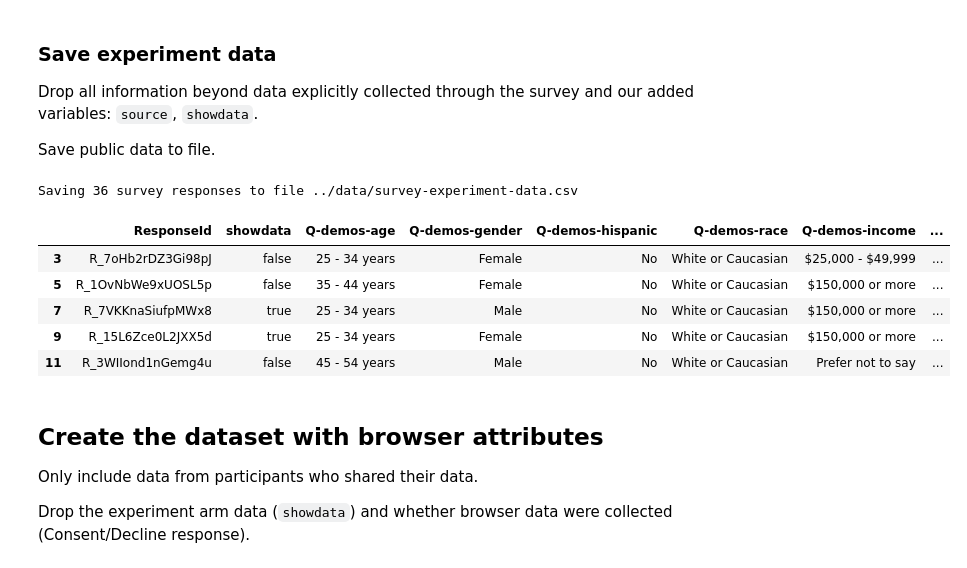
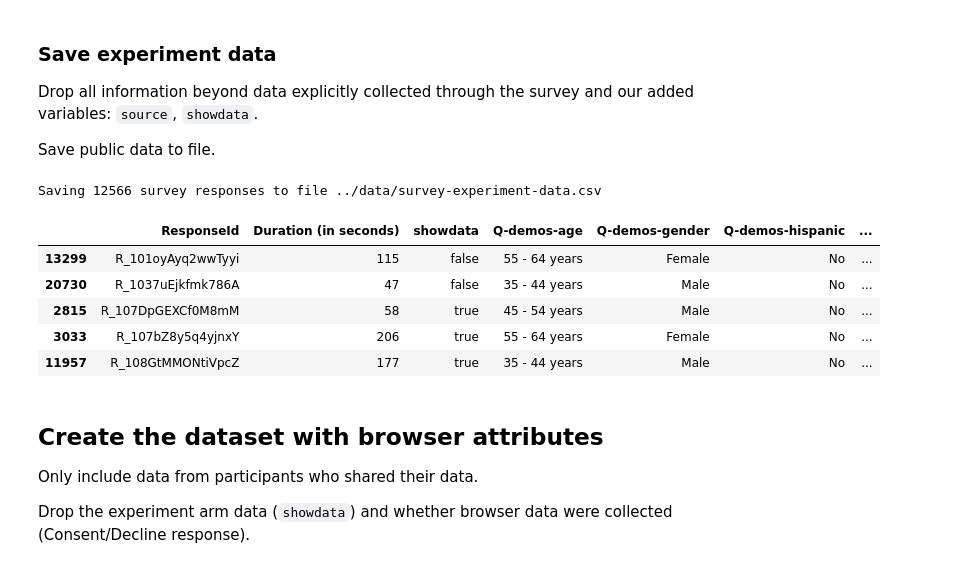
Before and after one commit to aberke/fingerprinting-study, a Jupyter notebook: preprocessing/preprocessing.ipynb, the cells around one changed output. Drawn from its saved outputs; the diff is of its cells as text; code cells hidden in the pictures.

Commit message:
completed data preprocessing
- storing large survey and browser attributes data via git lfs

```diff
--- a/preprocessing/preprocessing.ipynb
+++ b/preprocessing/preprocessing.ipynb
@@ -101,6 +104,7 @@ And drop incomplete and test responses.
 # load survey data and save useful fields info to file for downstream data users
 fields = [
     'ResponseId',
+    'Duration (in seconds)',
     'showdata', # experimet arm: true/false
     'Q-demos-age', 'Q-demos-gender', 'Q-demos-hispanic', 'Q-demos-race', 'Q-demos-income', 'Q-demos-state',
     'Q-share-browser-data',
@@ -114,7 +118,7 @@ usecols = [
     'passed_attention_check', # set to true if passes, otherwise participant exits
 ] + fields + ['Q-comments']
 
-survey_df = pd.read_csv(input_survey_data_fpath, usecols=usecols)
+survey_df = pd.read_csv(input_survey_data_fpath, usecols=usecols, dtype='str')
 # %%
 # save fields data to file
 # first rows is fields/description of columns
@@ -139,8 +151,9 @@ saved fields data to file ../data/fields.csv
 # %%
-# Now drop the fields data which is the first 2 rows
-survey_df = survey_df.drop([0,1])
 # Drop any incomplete responses. i.e. if the last mandatory question is nan, drop the row.
+# But also keep the failed attention checks, just so we can count them before dropping.
 last_Q = 'Q-perceptions-2'
-survey_df = survey_df[survey_df[last_Q].notna()]
+# Identify failed attention checks as those who finished the block with the attention check
+failed_attn_check = (survey_df['Q-demos-state'].notna() & (survey_df['passed_attention_check']!='true'))
+survey_df = survey_df[survey_df[last_Q].notna() | failed_attn_check]
 print('%s completed participant responses before filtering' % len(survey_df))
 # %% [output]
@@ -165,0 +196,5 @@ Dropping 0 tests
+# %%
+outside_us = survey_df[survey_df['Q-demos-state']=='I do not reside in the United States']
+print('Dropping %s participants from outside the U.S.' % len(outside_us))
+survey_df = survey_df.drop(outside_us.index)
+#outside_us
@@ -223,18 +296,19 @@ Drop all information beyond data explicitly collected through the survey and our
 
 Save public data to file.
 # %%
-survey_df = survey_df[fields + ['source']]
+# sort these by something other than when they were recorded
+survey_df = survey_df[fields + ['source']].sort_values('ResponseId')
 print('Saving %s survey responses to file %s' % (len(survey_df), survey_experiment_fpath))
 survey_df.to_csv(survey_experiment_fpath, index=False)
 survey_df.head()
 # %% [output]
-Saving 36 survey responses to file ../data/survey-experiment-data.csv
+Saving 12566 survey responses to file ../data/survey-experiment-data.csv
-|  | ResponseId | showdata | Q-demos-age | Q-demos-gender | Q-demos-hispanic | Q-demos-race | Q-demos-income | ... |
-| 3 | R_7oHb2rDZ3Gi98pJ | false | 25 - 34 years | Female | No | White or Caucasian | $25,000 - $49,999 | ... |
-| 5 | R_1OvNbWe9xUOSL5p | false | 35 - 44 years | Female | No | White or Caucasian | $150,000 or more | ... |
-| 7 | R_7VKKnaSiufpMWx8 | true | 25 - 34 years | Male | No | White or Caucasian | $150,000 or more | ... |
-| 9 | R_15L6Zce0L2JXX5d | true | 25 - 34 years | Female | No | White or Caucasian | $150,000 or more | ... |
-| 11 | R_3WIIond1nGemg4u | false | 45 - 54 years | Male | No | White or Caucasian | Prefer not to say | ... |
+|  | ResponseId | Duration (in seconds) | showdata | Q-demos-age | Q-demos-gender | Q-demos-hispanic | ... |
+| 13299 | R_101oyAyq2wwTyyi | 115 | false | 55 - 64 years | Female | No | ... |
+| 20730 | R_1037uEjkfmk786A | 47 | false | 35 - 44 years | Male | No | ... |
+| 2815 | R_107DpGEXCf0M8mM | 58 | true | 45 - 54 years | Male | No | ... |
+| 3033 | R_107bZ8y5q4yjnxY | 206 | true | 55 - 64 years | Female | No | ... |
+| 11957 | R_108GtMMONtiVpcZ | 177 | true | 35 - 44 years | Male | No | ... |
 # %% [markdown]
 ## Create the dataset with browser attributes
 
```
Also changed, not shown: parts of 27 cells of this notebook, 5 other files.
